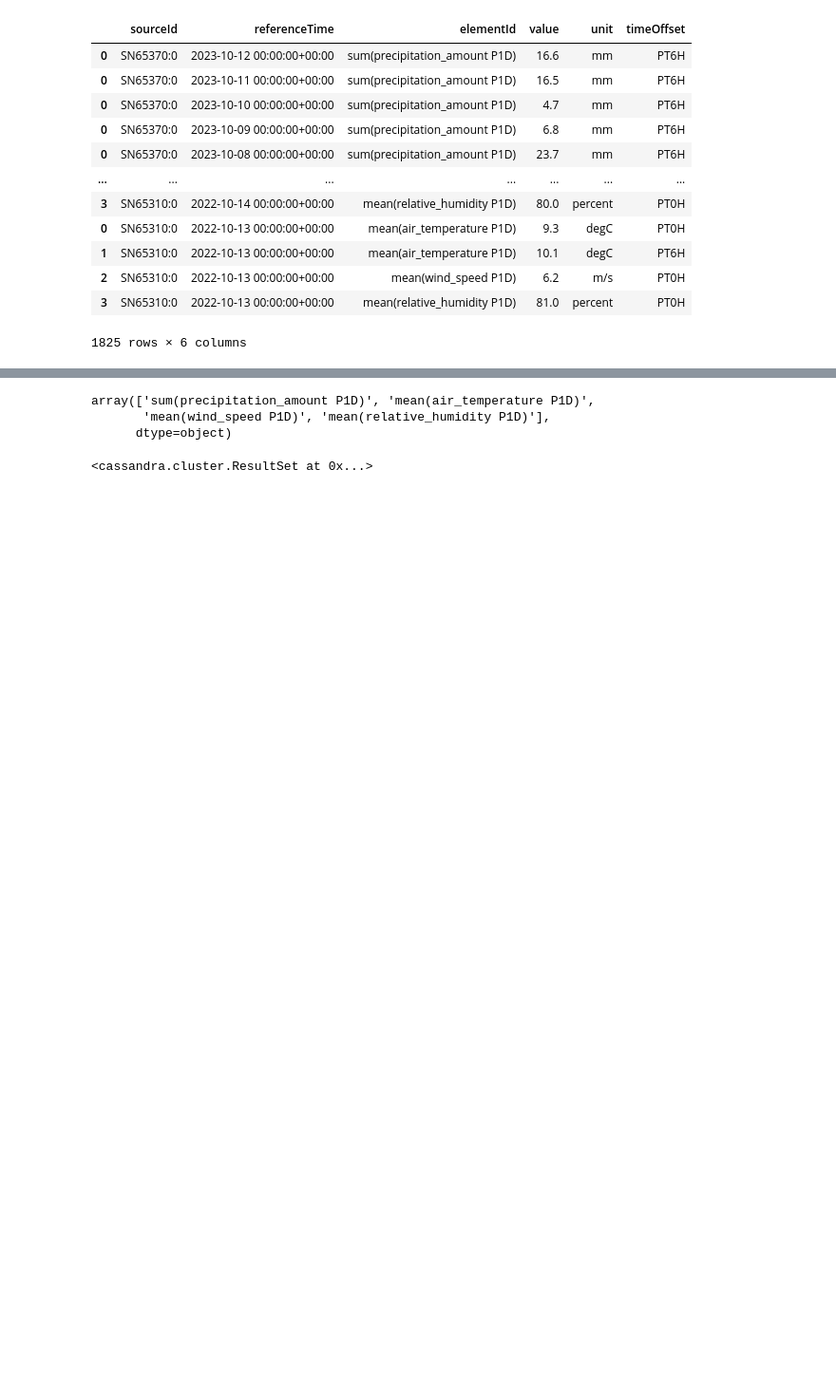
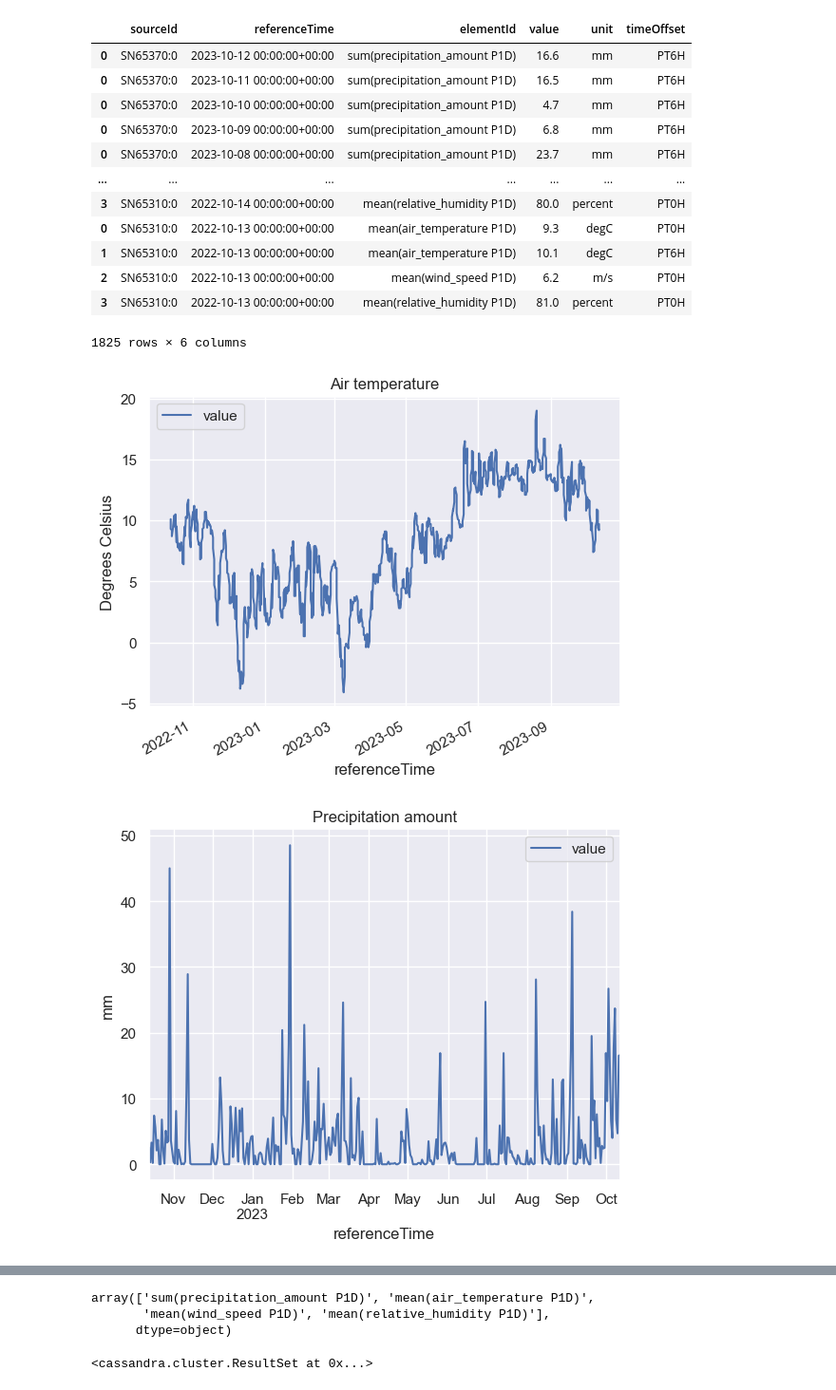
Before and after one commit to ivholmlu/D2D, a Jupyter notebook: Data_Quality.ipynb, the cells around one changed output, grey strips where cells are left out. Shown: that part at 95% size. Drawn from its saved outputs; the diff is of its cells as text; code cells hidden in the pictures; blank space fills up the shorter version.

Commit message:
fe : added plots

```diff
--- a/Data_Quality.ipynb
+++ b/Data_Quality.ipynb
@@ -70,3 +71,47 @@ df
 | 2 | SN65310:0 | 2022-10-13 00:00:00+00:00 | mean(wind_speed P1D) | 6.2 | m/s | PT0H |
 | 3 | SN65310:0 | 2022-10-13 00:00:00+00:00 | mean(relative_humidity P1D) | 81.0 | percent | PT0H |
 1825 rows × 6 columns
+# %%
+# plot values for each element based on time
+import matplotlib.pyplot as plt
+import seaborn as sns
+sns.set()
+
+# plot air_temperature
+df_air_temperature = df[df['elementId'] == 'mean(air_temperature P1D)']
+df_air_temperature = df_air_temperature[['referenceTime','value']]
+df_air_temperature = df_air_temperature.set_index('referenceTime')
+df_air_temperature.plot()
+plt.title('Air temperature')
+plt.ylabel('Degrees Celsius')
+plt.show()
+
+# plot precipitation_amount
+df_precipitation_amount = df[df['elementId'] == 'sum(precipitation_amount P1D)']
+df_precipitation_amount = df_precipitation_amount[['referenceTime','value']]
+df_precipitation_amount = df_precipitation_amount.set_index('referenceTime')
+df_precipitation_amount.plot()
+plt.title('Precipitation amount')
+plt.ylabel('mm')
+plt.show()
+
+# plot wind_speed
+df_wind_speed = df[df['elementId'] == 'mean(wind_speed P1D)']
+df_wind_speed = df_wind_speed[['referenceTime','value']]
+df_wind_speed = df_wind_speed.set_index('referenceTime')
+df_wind_speed.plot()
+plt.title('Wind speed')
+plt.ylabel('m/s')
+plt.show()
+
+# plot relative_humidity
+df_relative_humidity = df[df['elementId'] == 'mean(relative_humidity P1D)']
+df_relative_humidity = df_relative_humidity[['referenceTime','value']]
+df_relative_humidity = df_relative_humidity.set_index('referenceTime')
+df_relative_humidity.plot()
+plt.title('Relative humidity')
+plt.ylabel('%')
+plt.show()
+# %% [output]
+[figure, added]
+[figure, added]
```
Also changed, not shown: parts of 3 cells of this notebook.
